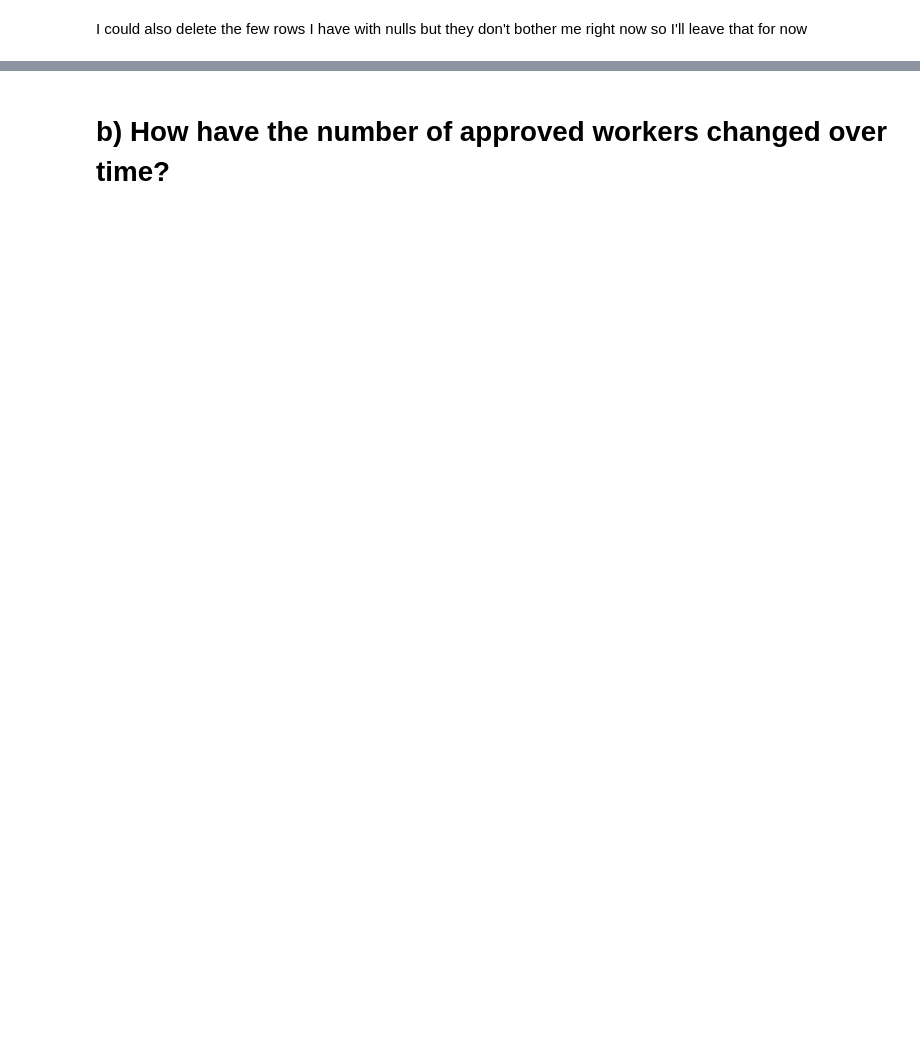
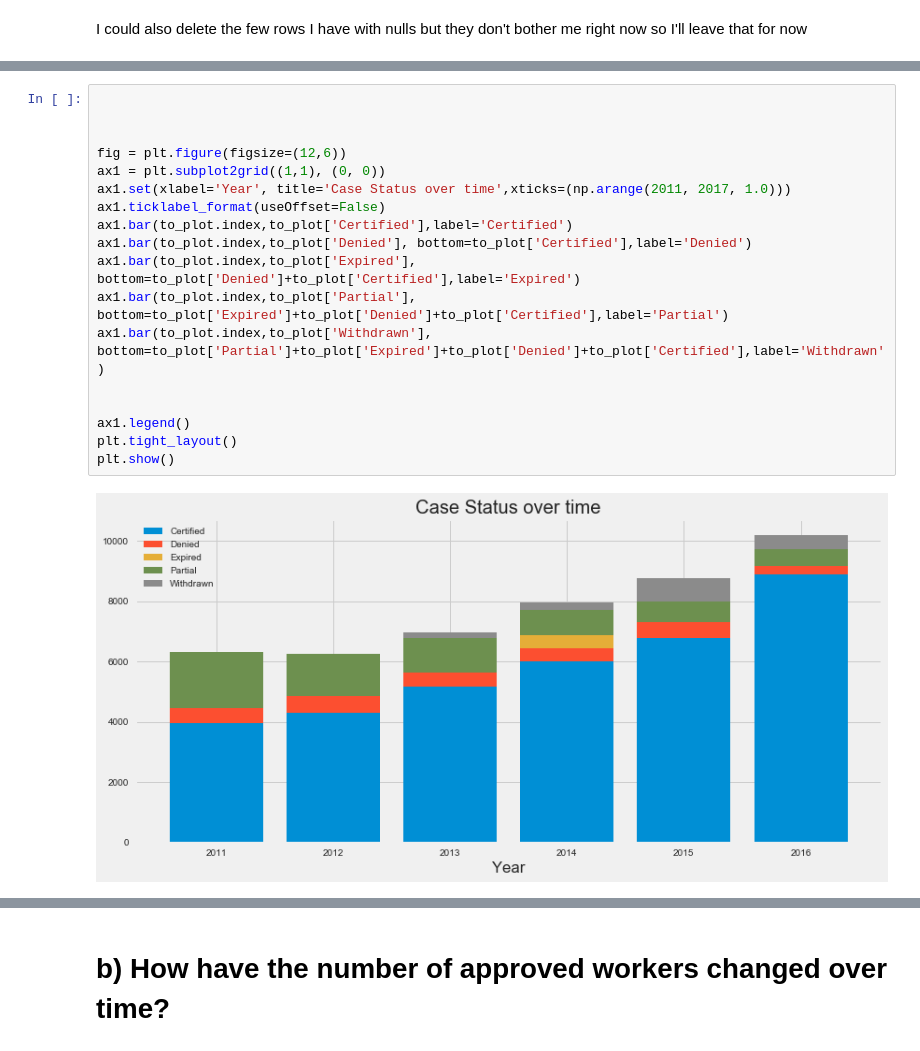
Before and after one commit to nachocarracedo/portfolio, a Jupyter notebook: H2_Visas/h2_visas_analysis.ipynb, the cells around one changed output, grey strips where cells are left out. Saved outputs shown, nothing was run; the diff lists cells and outputs as text; blank space fills up the shorter version.

```diff
--- a/H2_Visas/h2_visas_analysis.ipynb
+++ b/H2_Visas/h2_visas_analysis.ipynb
@@ -873,0 +847,20 @@ plt.show()
+# %%
+
+
+
+fig = plt.figure(figsize=(12,6))
+ax1 = plt.subplot2grid((1,1), (0, 0))
+ax1.set(xlabel='Year', title='Case Status over time',xticks=(np.arange(2011, 2017, 1.0)))
+ax1.ticklabel_format(useOffset=False)
+ax1.bar(to_plot.index,to_plot['Certified'],label='Certified')
+ax1.bar(to_plot.index,to_plot['Denied'], bottom=to_plot['Certified'],label='Denied')
+ax1.bar(to_plot.index,to_plot['Expired'], bottom=to_plot['Denied']+to_plot['Certified'],label='Expired')
+ax1.bar(to_plot.index,to_plot['Partial'], bottom=to_plot['Expired']+to_plot['Denied']+to_plot['Certified'],label='Partial')
+ax1.bar(to_plot.index,to_plot['Withdrawn'], bottom=to_plot['Partial']+to_plot['Expired']+to_plot['Denied']+to_plot['Certified'],label='Withdrawn')
+
+
+ax1.legend()
+plt.tight_layout()
+plt.show()
+# %% [output]
+[figure, added]
```
Also changed, not shown: parts of 46 cells of this notebook, 1 other file.
